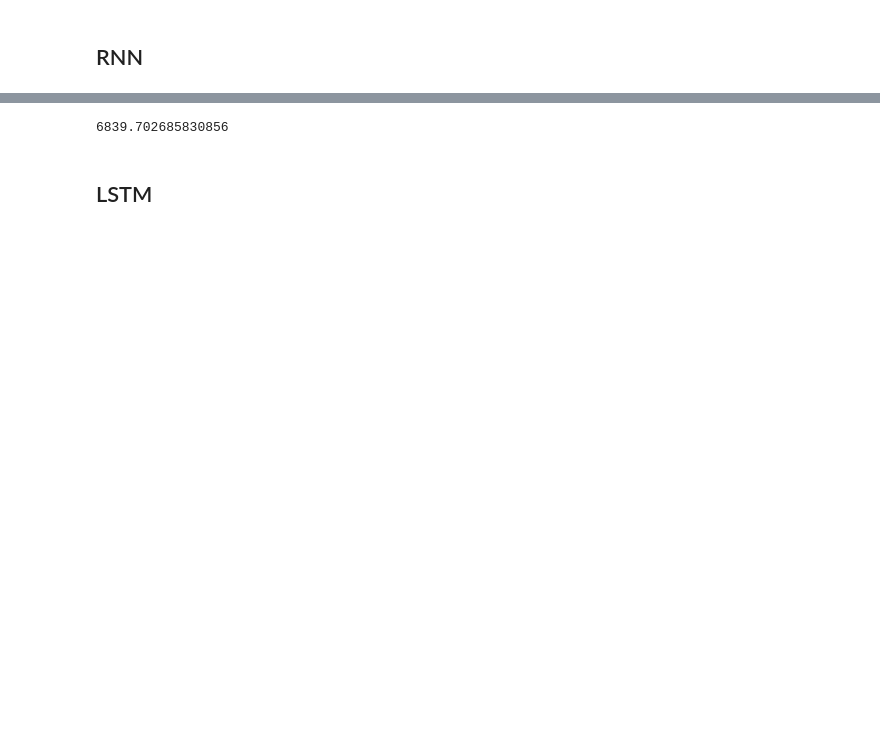
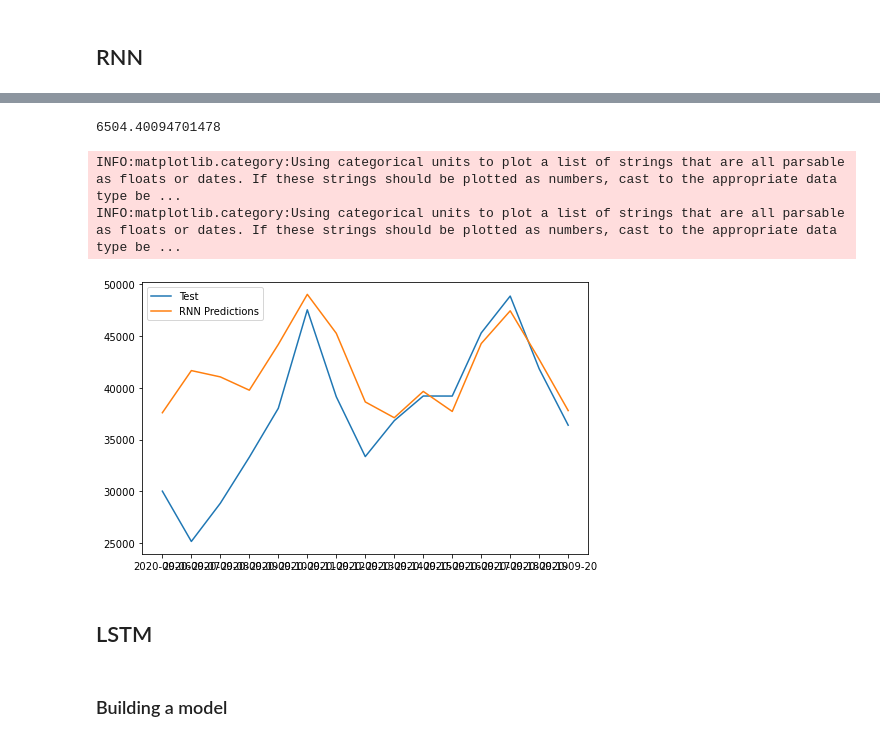
Before and after one commit to jagan-singh/covid-forecasting, a Jupyter notebook: us_cases.ipynb, the cells around one changed output, grey strips where cells are left out. Drawn from its saved outputs; the diff is of its cells as text; code cells hidden in the pictures; blank space fills up the shorter version.

Commit message:
NN models added

```diff
--- a/us_cases.ipynb
+++ b/us_cases.ipynb
@@ -677,9 +672,6 @@ testX = np.reshape(testX, (testX.shape[0], 1, testX.shape[1]))
 # %%
 rnn = Sequential()
-rnn.add(SimpleRNN(units=32, input_shape=(1,look_back), activation="relu"))
+rnn.add(SimpleRNN(32, input_shape=(n_steps, n_features), activation="relu"))
 rnn.add(Dense(8, activation='relu'))
 rnn.add(Dense(1))
 rnn.compile(loss='mean_squared_error',  optimizer='adam',metrics = ['mse', 'mae'])
-# %%
-rnn_fit = rnn.fit(trainX,trainY, epochs=20, batch_size=30, verbose=1,
-                  validation_data=(testX,testY))
@@ -718,0 +678,4 @@ array([[34320.715],
+# %%
+rnn_fit = rnn.fit(X,Y, epochs = 100, verbose=0)
+# %%
+rnn_preds =  make_predictions(rnn, 15, n_steps)
@@ -719,6 +700,17 @@ array([[34320.715],
 # %%
-np.sqrt(mean_squared_error(rnn_pred, testY))
+np.sqrt(mean_squared_error(rnn_preds, test))
 # %% [output]
-6839.702685830856
+6504.40094701478
+# %%
+plt.plot(test, label = 'Test')
+plt.plot(rnn_preds, label = 'RNN Predictions')
+plt.legend(loc = 'upper left')
+plt.show()
+# %% [output]
+INFO:matplotlib.category:Using categorical units to plot a list of strings that are all parsable as floats or dates. If these strings should be plotted as numbers, cast to the appropriate data type be ...
+INFO:matplotlib.category:Using categorical units to plot a list of strings that are all parsable as floats or dates. If these strings should be plotted as numbers, cast to the appropriate data type be ...
+[figure, added]
 # %% [markdown]
 ## LSTM
+# %% [markdown]
+### Building a model
```
Also changed, not shown: parts of 34 cells of this notebook, 1 other file.
